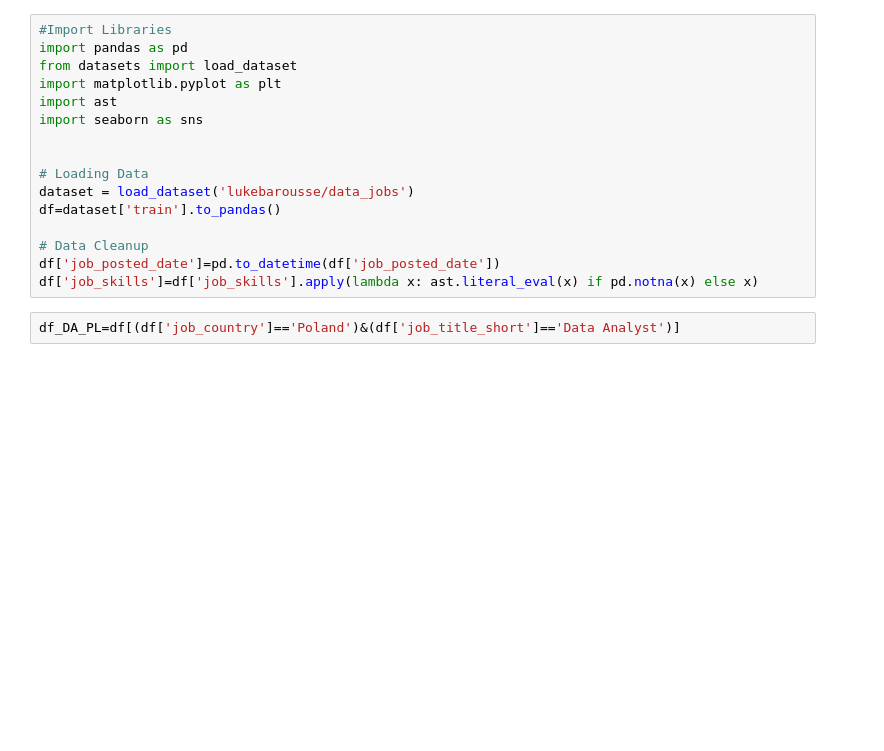
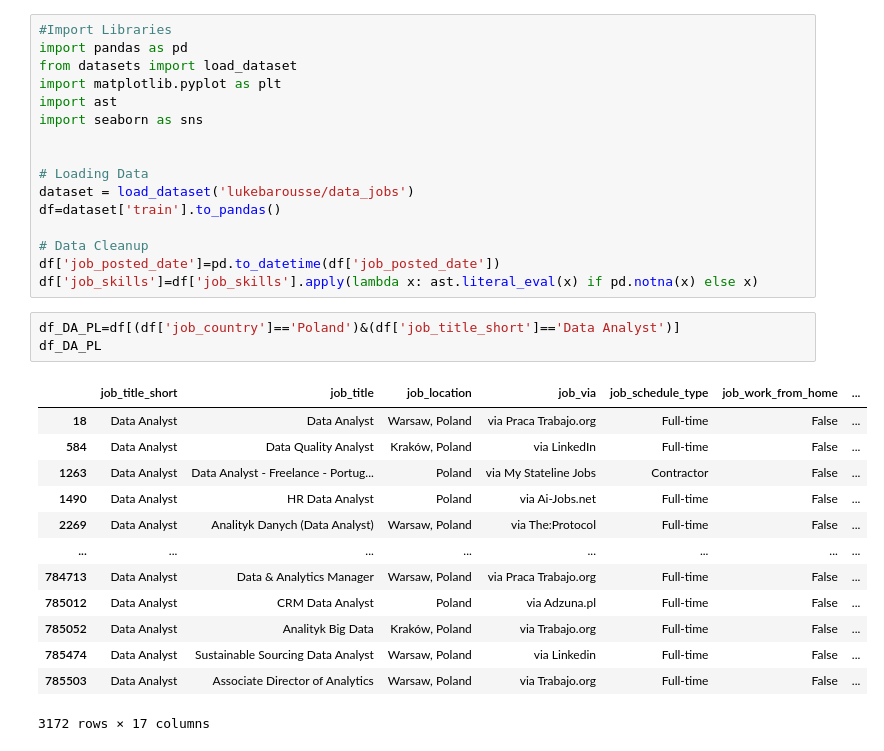
Before and after one commit to darko-skr/Data_Analyst_Python_Project, a Jupyter notebook: Python_Data_Analyst_Job_Project/EDA_intro.ipynb, the cells around one changed output. Cells and saved outputs as stored; diff of their text form; blank space fills up the shorter version.

```diff
--- a/Python_Data_Analyst_Job_Project/EDA_intro.ipynb
+++ b/Python_Data_Analyst_Job_Project/EDA_intro.ipynb
@@ -16,3 +16,18 @@ df['job_posted_date']=pd.to_datetime(df['job_posted_date'])
 df['job_skills']=df['job_skills'].apply(lambda x: ast.literal_eval(x) if pd.notna(x) else x)
 # %%
 df_DA_PL=df[(df['job_country']=='Poland')&(df['job_title_short']=='Data Analyst')]
+df_DA_PL
+# %% [output]
+|  | job_title_short | job_title | job_location | job_via | job_schedule_type | job_work_from_home | ... |
+| 18 | Data Analyst | Data Analyst | Warsaw, Poland | via Praca Trabajo.org | Full-time | False | ... |
+| 584 | Data Analyst | Data Quality Analyst | Kraków, Poland | via LinkedIn | Full-time | False | ... |
+| 1263 | Data Analyst | Data Analyst - Freelance - Portug... | Poland | via My Stateline Jobs | Contractor | False | ... |
+| 1490 | Data Analyst | HR Data Analyst | Poland | via Ai-Jobs.net | Full-time | False | ... |
+| 2269 | Data Analyst | Analityk Danych (Data Analyst) | Warsaw, Poland | via The:Protocol | Full-time | False | ... |
+| ... | ... | ... | ... | ... | ... | ... | ... |
+| 784713 | Data Analyst | Data & Analytics Manager | Warsaw, Poland | via Praca Trabajo.org | Full-time | False | ... |
+| 785012 | Data Analyst | CRM Data Analyst | Poland | via Adzuna.pl | Full-time | False | ... |
+| 785052 | Data Analyst | Analityk Big Data | Kraków, Poland | via Trabajo.org | Full-time | False | ... |
+| 785474 | Data Analyst | Sustainable Sourcing Data Analyst | Warsaw, Poland | via Linkedin | Full-time | False | ... |
+| 785503 | Data Analyst | Associate Director of Analytics | Warsaw, Poland | via Trabajo.org | Full-time | False | ... |
+3172 rows × 17 columns
```
Also changed, not shown: parts of 4 cells of this notebook.
